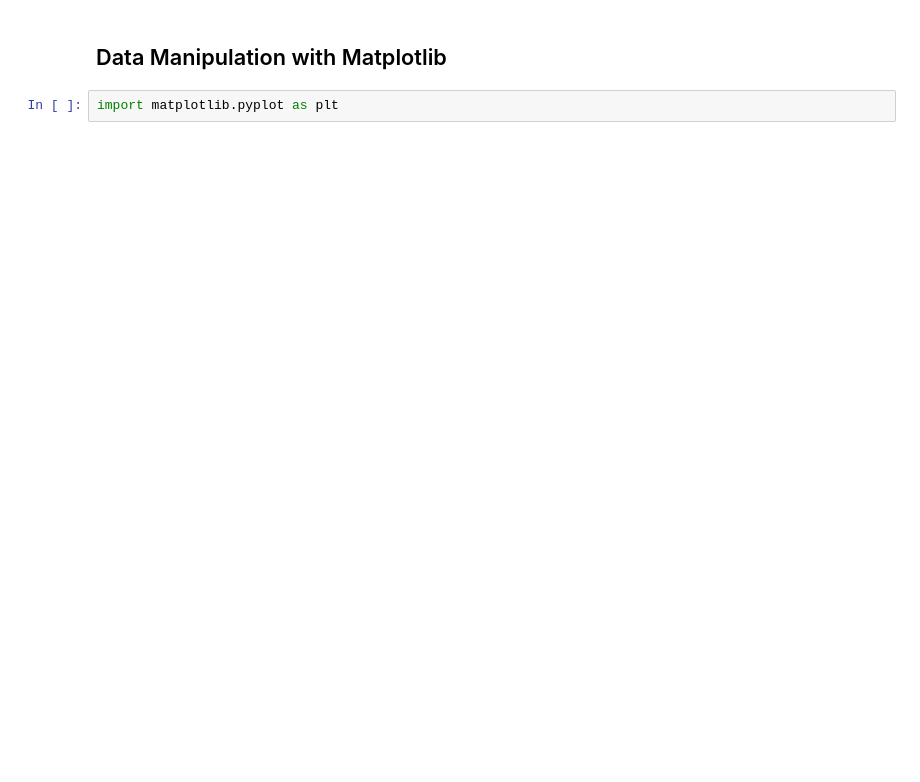
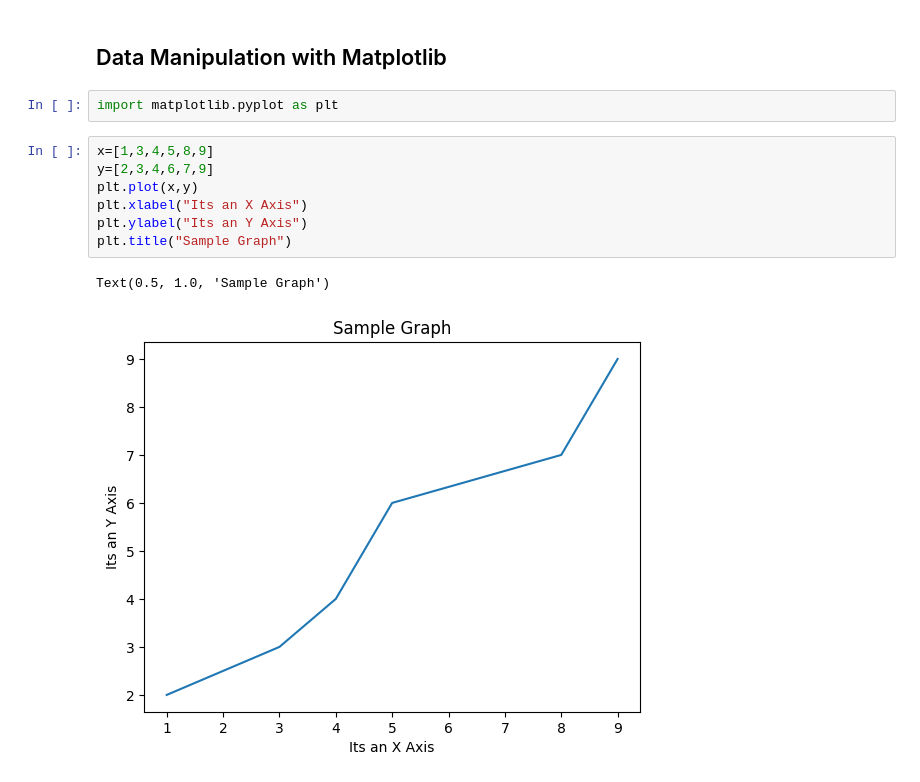
Before and after one commit to KaushalNaik02/Data-Analysis-With-Python-DS, a Jupyter notebook: 04-Data_visualization_Matplotlib.ipynb, the cells around one changed output. Saved outputs shown, nothing was run; the diff lists cells and outputs as text; blank space fills up the shorter version.

```diff
--- a/04-Data_visualization_Matplotlib.ipynb
+++ b/04-Data_visualization_Matplotlib.ipynb
@@ -2,3 +2,13 @@
 ## Data Manipulation with Matplotlib
 # %%
 import matplotlib.pyplot as plt
+# %%
+x=[1,3,4,5,8,9]
+y=[2,3,4,6,7,9]
+plt.plot(x,y)
+plt.xlabel("Its an X Axis")
+plt.ylabel("Its an Y Axis")
+plt.title("Sample Graph")
+# %% [output]
+Text(0.5, 1.0, 'Sample Graph')
+[figure, added]
```
Also changed, not shown: parts of 6 cells of this notebook.
